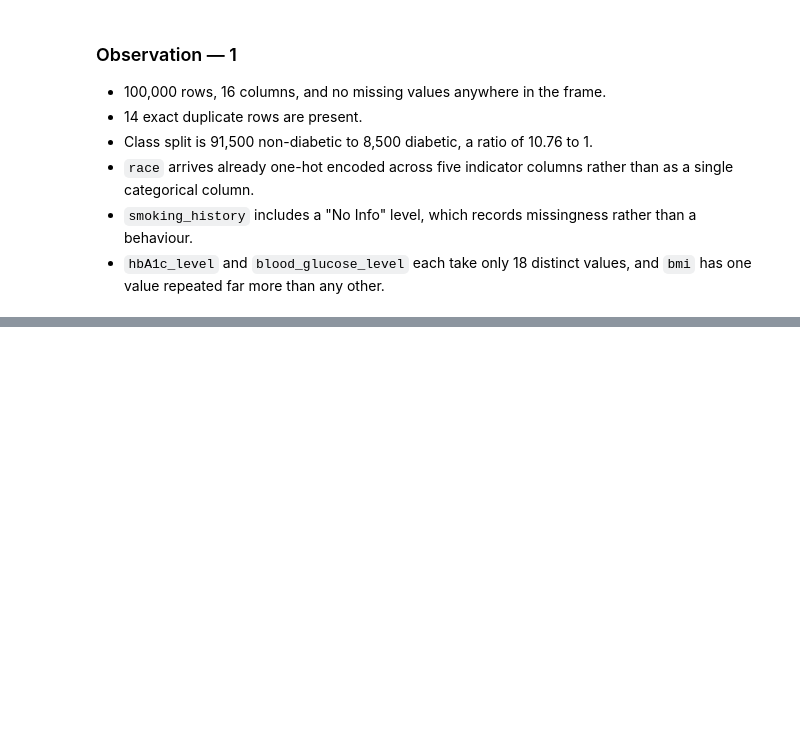
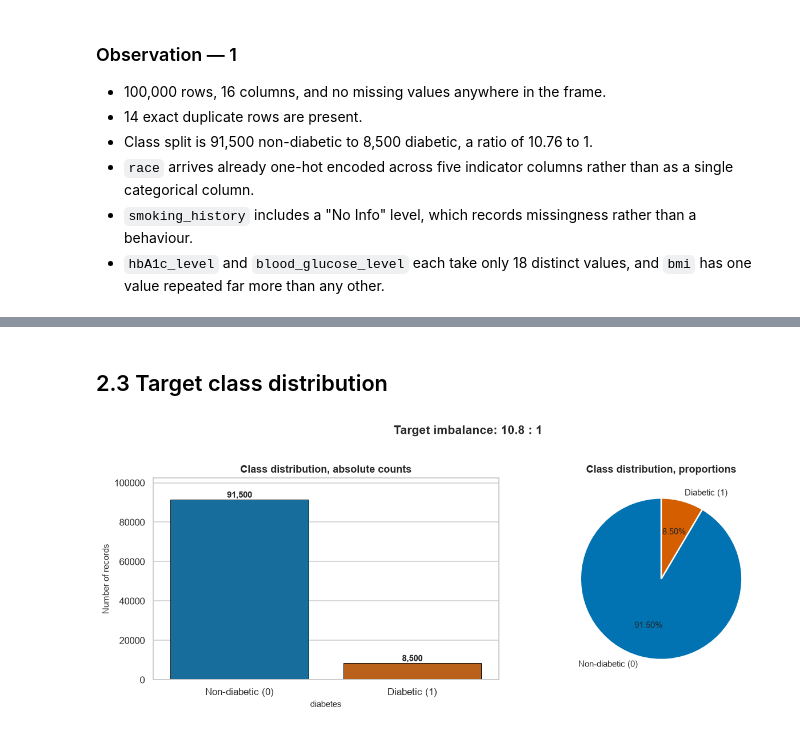
Before and after one commit to renexaan/glucotrack, a Jupyter notebook: notebooks/classification.ipynb, the cells around one changed output, grey strips where cells are left out. Saved outputs shown, nothing was run; the diff lists cells and outputs as text; code cells hidden in the pictures; blank space fills up the shorter version.

```diff
--- a/notebooks/classification.ipynb
+++ b/notebooks/classification.ipynb
@@ -202,0 +317,35 @@ A model predicting the majority class for every row would score 91.5% accuracy w
+# %% [markdown]
+## 2.3 Target class distribution
+# %%
+fig, axes = plt.subplots(1, 2, figsize=(12, 4.6))
+
+sns.countplot(data=df_raw, x=TARGET, order=[0, 1], ax=axes[0],
+              hue=TARGET, legend=False,
+              palette=[CLASS_COLOURS[0], CLASS_COLOURS[1]],
+              edgecolor="black", linewidth=0.6)
+axes[0].set_title("Class distribution, absolute counts")
+axes[0].set_xlabel("diabetes")
+axes[0].set_ylabel("Number of records")
+axes[0].set_xticks([0, 1])
+axes[0].set_xticklabels([CLASS_LABELS[0], CLASS_LABELS[1]])
+for p in axes[0].patches:
+    axes[0].annotate(f"{int(p.get_height()):,}",
+                     (p.get_x() + p.get_width() / 2, p.get_height()),
+                     ha="center", va="bottom", fontsize=10, fontweight="bold")
+axes[0].set_ylim(0, counts.max() * 1.12)
+
+axes[1].pie(counts.values,
+            labels=[CLASS_LABELS[i] for i in counts.index],
+            colors=[CLASS_COLOURS[0], CLASS_COLOURS[1]],
+            autopct="%1.2f%%", startangle=90,
+            wedgeprops={"edgecolor": "white", "linewidth": 1.6},
+            textprops={"fontsize": 10})
+axes[1].set_title("Class distribution, proportions")
+axes[1].set_ylabel("")
+
+fig.suptitle(f"Target imbalance: {imbalance_ratio:.1f} : 1",
+             fontsize=14, fontweight="bold", y=1.02)
+plt.tight_layout()
+plt.show()
+# %% [output]
+[figure, added]
```
Also changed, not shown: parts of 10 cells of this notebook.
